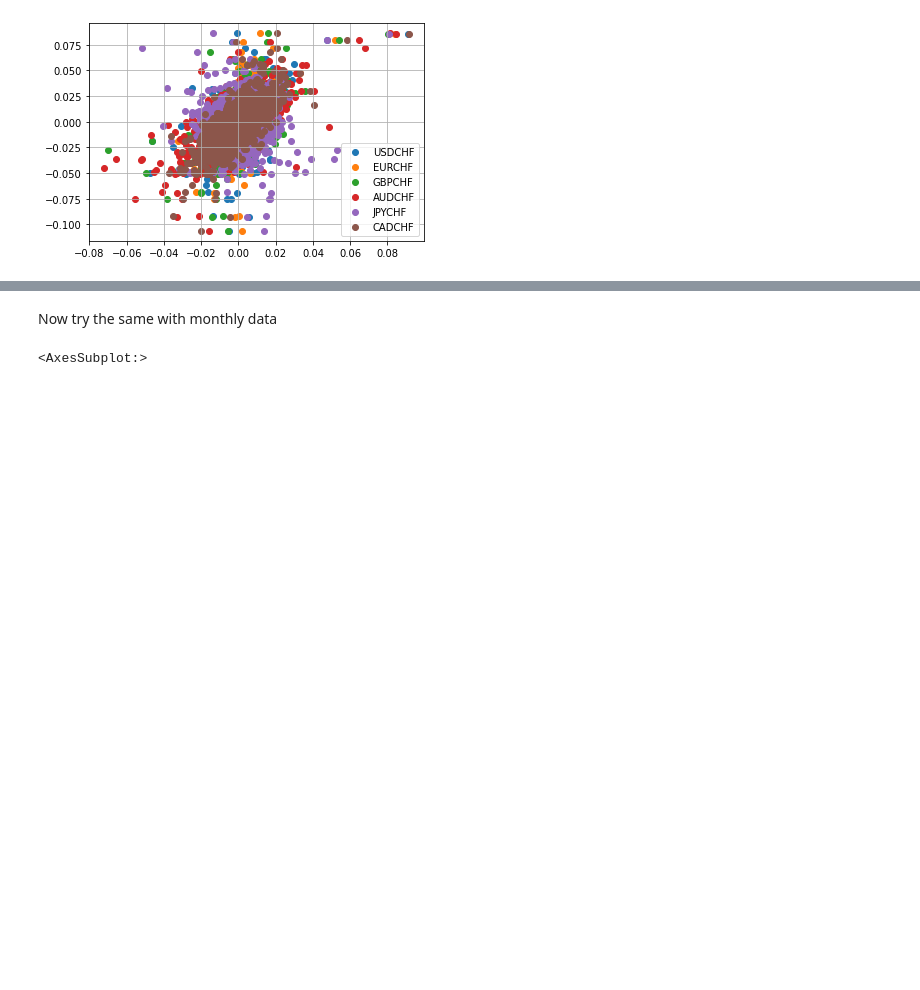
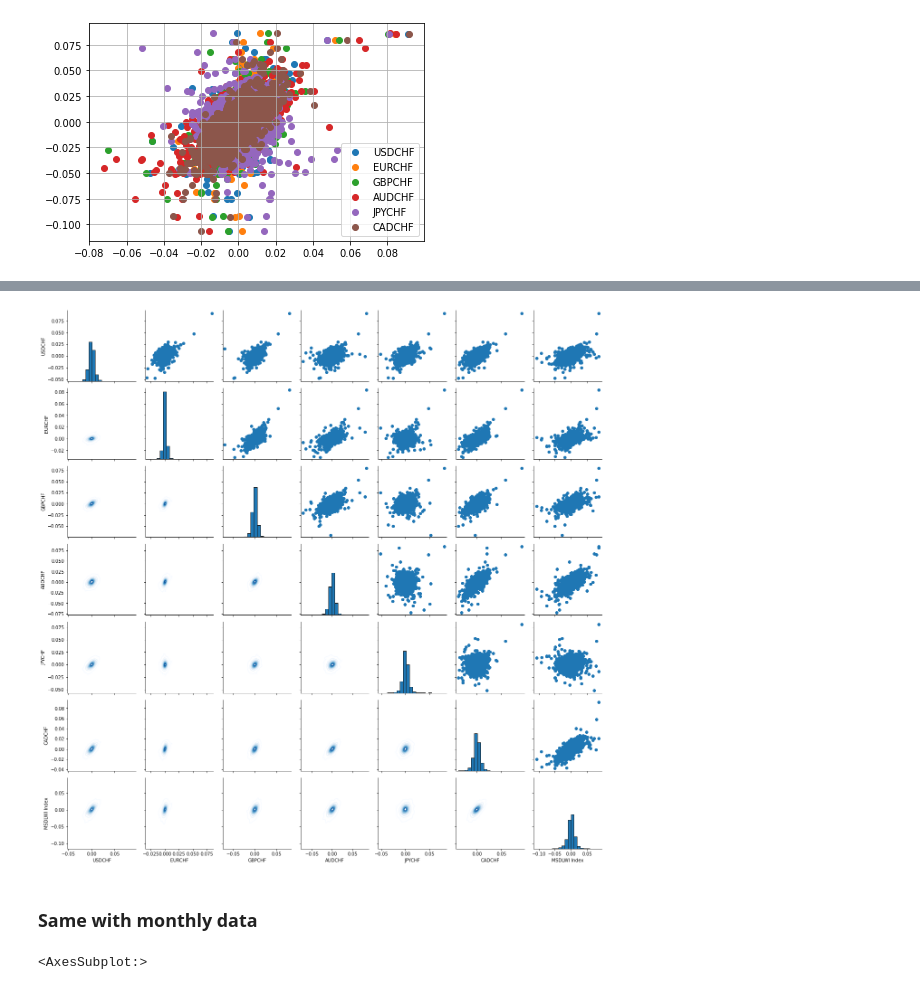
Before and after one commit to Tobias-Mann/Practicioners-Seminar-Notebook, a Jupyter notebook: Notebook.ipynb, the cells around one changed output, grey strips where cells are left out. Drawn from its saved outputs; the diff is of its cells as text; code cells hidden in the pictures; blank space fills up the shorter version.

```diff
--- a/Notebook.ipynb
+++ b/Notebook.ipynb
@@ -91,5 +188,14 @@ ax.grid(True)
+# %%
+# Gridplot
+grid = sns.PairGrid(data=df_plot)
+grid = grid.map_upper(plt.scatter)
+grid = grid.map_diag(plt.hist, bins = 20,
+                     edgecolor = 'k')
+grid = grid.map_lower(sns.kdeplot, cmap = 'Blues')
+# %% [output]
+[figure, added]
 # %% [markdown]
-Now try the same with monthly data
+### Same with monthly data
 # %%
 # Read df
 currencies = "Data/FX_CHF_ALL_1971-2020.xlsx"
```
Also changed, not shown: parts of 21 cells of this notebook.
